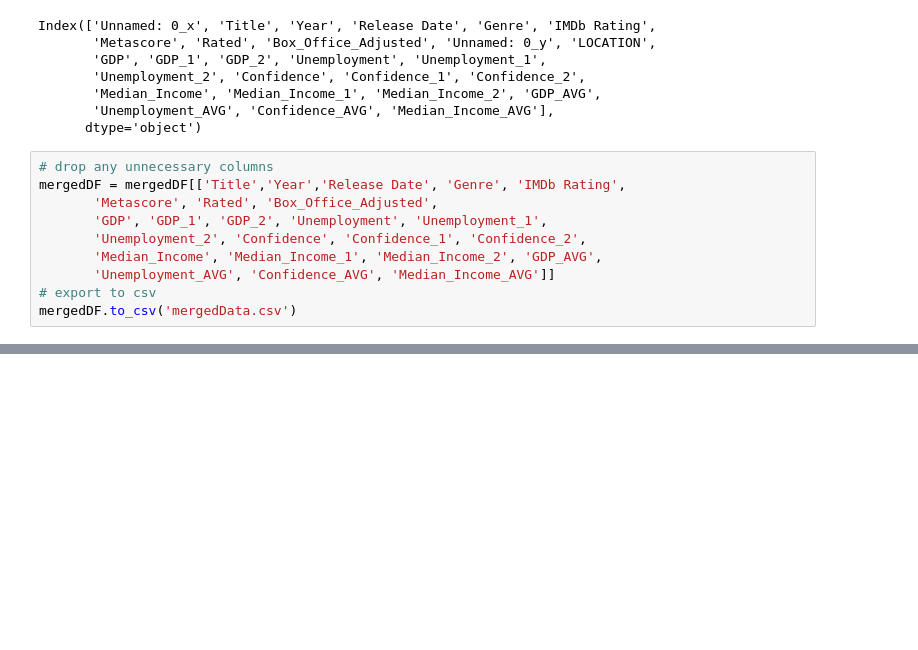
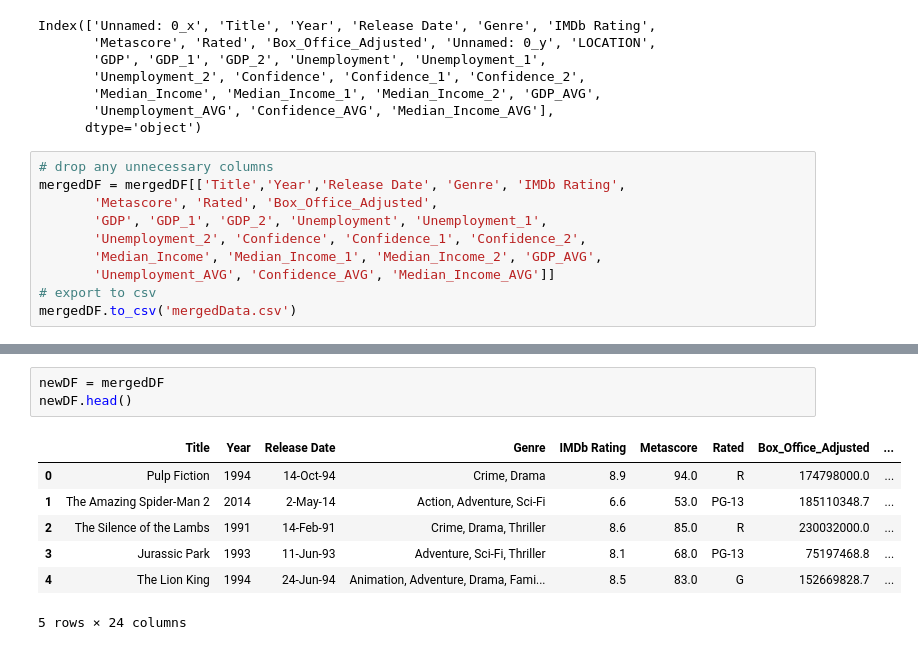
Before and after one commit to jsialcalde/Final_Project, a Jupyter notebook: MergeAllData.ipynb, the cells around one changed output, grey strips where cells are left out. Cells and saved outputs as stored; diff of their text form; blank space fills up the shorter version.

```diff
--- a/MergeAllData.ipynb
+++ b/MergeAllData.ipynb
@@ -108,0 +138,11 @@ mergedDF.to_csv('mergedData.csv')
+# %%
+newDF = mergedDF
+newDF.head()
+# %% [output]
+|  | Title | Year | Release Date | Genre | IMDb Rating | Metascore | Rated | Box_Office_Adjusted | ... |
+| 0 | Pulp Fiction | 1994 | 14-Oct-94 | Crime, Drama | 8.9 | 94.0 | R | 174798000.0 | ... |
+| 1 | The Amazing Spider-Man 2 | 2014 | 2-May-14 | Action, Adventure, Sci-Fi | 6.6 | 53.0 | PG-13 | 185110348.7 | ... |
+| 2 | The Silence of the Lambs | 1991 | 14-Feb-91 | Crime, Drama, Thriller | 8.6 | 85.0 | R | 230032000.0 | ... |
+| 3 | Jurassic Park | 1993 | 11-Jun-93 | Adventure, Sci-Fi, Thriller | 8.1 | 68.0 | PG-13 | 75197468.8 | ... |
+| 4 | The Lion King | 1994 | 24-Jun-94 | Animation, Adventure, Drama, Fami... | 8.5 | 83.0 | G | 152669828.7 | ... |
+5 rows × 24 columns
```
Also changed, not shown: parts of 18 cells of this notebook, 2 other files.
